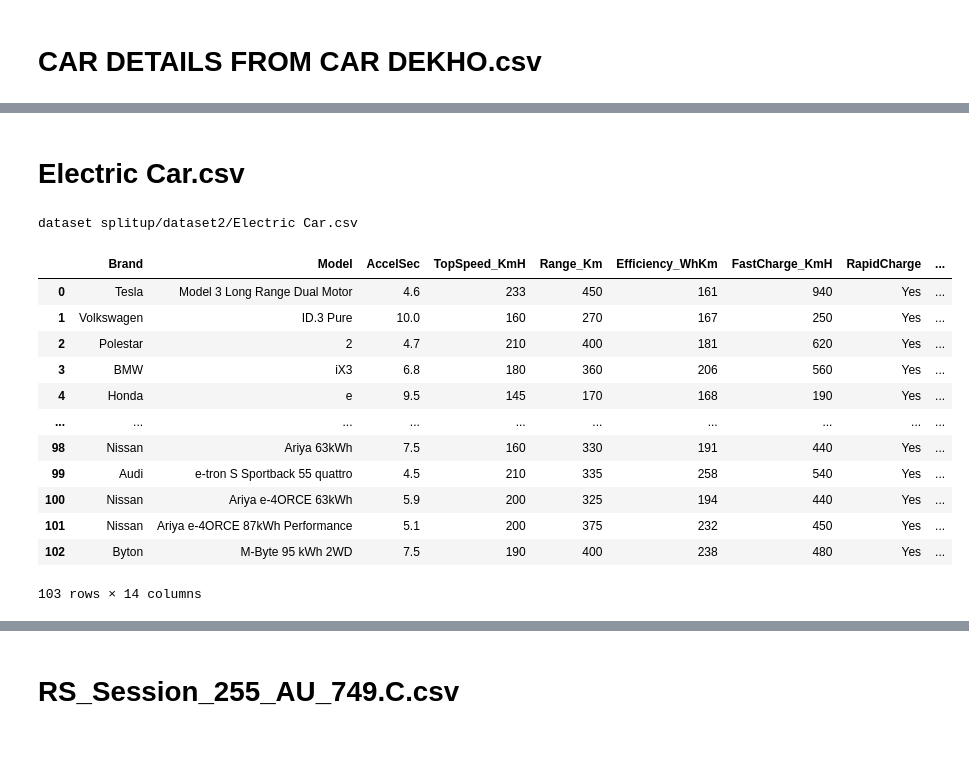
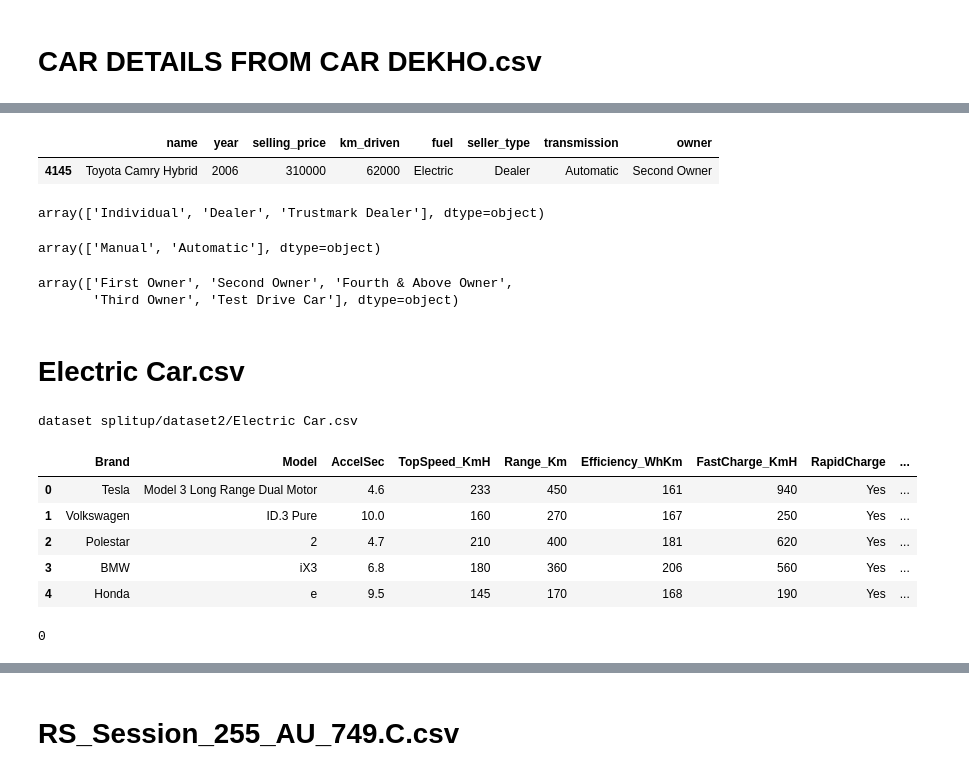
Before and after one commit to Adhiban1/EV-Market-Segmentation, a Jupyter notebook: main.ipynb, the cells around one changed output, grey strips where cells are left out. Saved outputs shown, nothing was run; the diff lists cells and outputs as text; code cells hidden in the pictures; blank space fills up the shorter version.

```diff
--- a/main.ipynb
+++ b/main.ipynb
@@ -731,21 +780,37 @@ dataset splitup/dataset2/CAR DETAILS FROM CAR DEKHO.csv
+# %%
+df6_2 = df6[df6.fuel == 'Electric']
+df6_2.head()
+# %% [output]
+|  | name | year | selling_price | km_driven | fuel | seller_type | transmission | owner |
+| 4145 | Toyota Camry Hybrid | 2006 | 310000 | 62000 | Electric | Dealer | Automatic | Second Owner |
+# %%
+df6.seller_type.unique()
+# %% [output]
+array(['Individual', 'Dealer', 'Trustmark Dealer'], dtype=object)
+# %%
+df6.transmission.unique()
+# %% [output]
+array(['Manual', 'Automatic'], dtype=object)
+# %%
+df6.owner.unique()
+# %% [output]
+array(['First Owner', 'Second Owner', 'Fourth & Above Owner',
+       'Third Owner', 'Test Drive Car'], dtype=object)
 # %% [markdown]
 # Electric Car.csv
 # %%
 print(files[6])
 df7 = pd.read_csv(files[6])
-df7
+df7.head()
 # %% [output]
 dataset splitup/dataset2/Electric Car.csv
 |  | Brand | Model | AccelSec | TopSpeed_KmH | Range_Km | Efficiency_WhKm | FastCharge_KmH | RapidCharge | ... |
 | 0 | Tesla | Model 3 Long Range Dual Motor | 4.6 | 233 | 450 | 161 | 940 | Yes | ... |
 | 1 | Volkswagen | ID.3 Pure | 10.0 | 160 | 270 | 167 | 250 | Yes | ... |
 | 2 | Polestar | 2 | 4.7 | 210 | 400 | 181 | 620 | Yes | ... |
 | 3 | BMW | iX3 | 6.8 | 180 | 360 | 206 | 560 | Yes | ... |
 | 4 | Honda | e | 9.5 | 145 | 170 | 168 | 190 | Yes | ... |
-| ... | ... | ... | ... | ... | ... | ... | ... | ... | ... |
-| 98 | Nissan | Ariya 63kWh | 7.5 | 160 | 330 | 191 | 440 | Yes | ... |
-| 99 | Audi | e-tron S Sportback 55 quattro | 4.5 | 210 | 335 | 258 | 540 | Yes | ... |
-| 100 | Nissan | Ariya e-4ORCE 63kWh | 5.9 | 200 | 325 | 194 | 440 | Yes | ... |
-| 101 | Nissan | Ariya e-4ORCE 87kWh Performance | 5.1 | 200 | 375 | 232 | 450 | Yes | ... |
-| 102 | Byton | M-Byte 95 kWh 2WD | 7.5 | 190 | 400 | 238 | 480 | Yes | ... |
-103 rows × 14 columns
+# %%
+df7.isna().sum().sum()
+# %% [output]
+0
```
Also changed, not shown: parts of 55 cells of this notebook, 4 other files.
